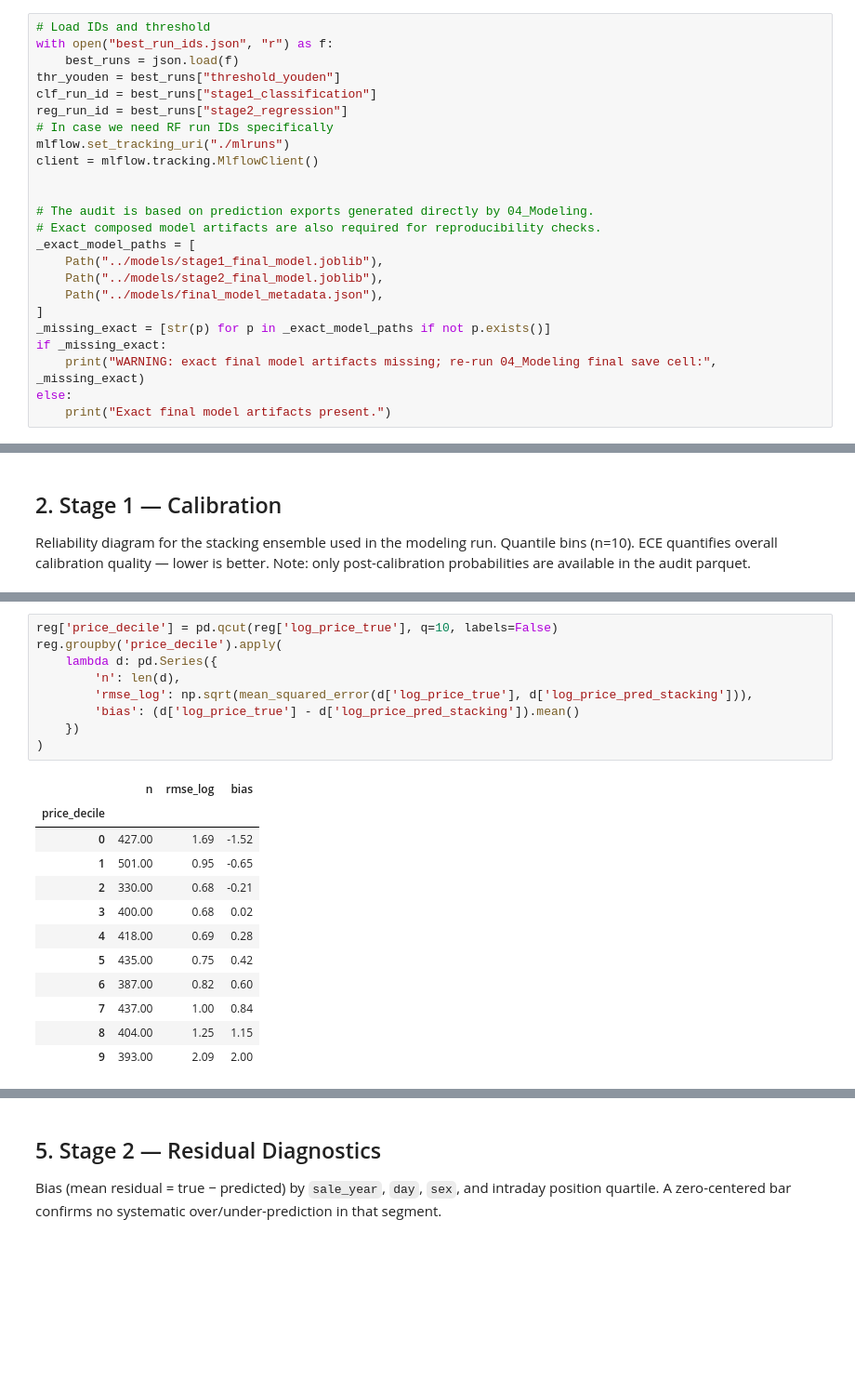
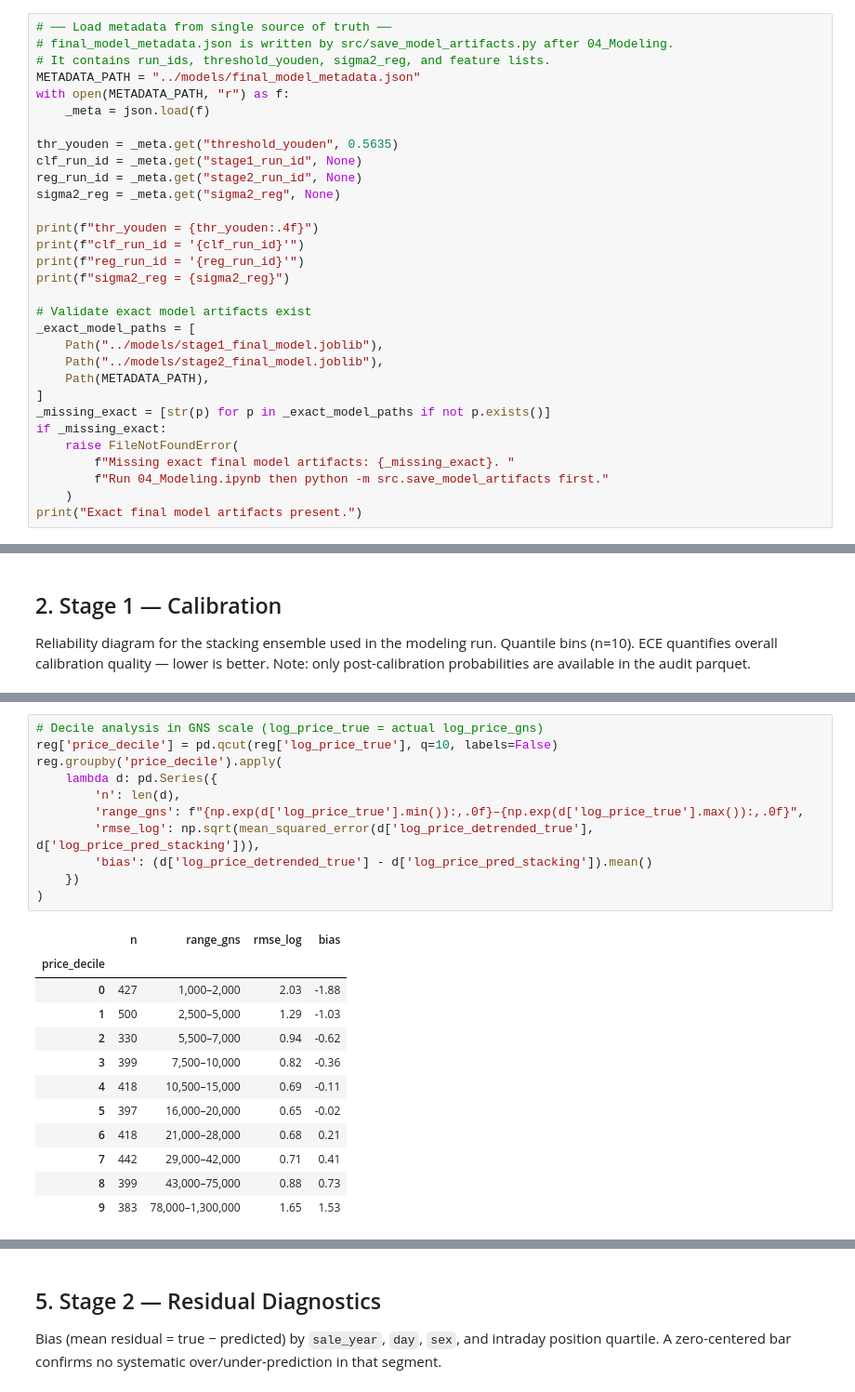
Before and after one commit to carroyo03/tfm-tattersalls, a Jupyter notebook: notebooks/05_Model_Audit.ipynb, the cells around one changed output, grey strips where cells are left out. Shown at 93% size. Saved outputs shown, nothing was run; the diff lists cells and outputs as text; blank space fills up the shorter version.

```diff
--- a/notebooks/05_Model_Audit.ipynb
+++ b/notebooks/05_Model_Audit.ipynb
@@ -62,26 +63,33 @@ The regression stage models `log_price_gns` exclusively on the subset of lots th
 While Heckman's two-step procedure or a Tobit model could statistically correct for this truncation, the practical application here takes a different approach: the goal is to estimate conditional *Fair Market Value (FMV)* assuming a willing buyer exists. The selection bias naturally weights the model towards the characteristics of transacted horses, which is aligned with estimating the price *if a sale occurs*. Therefore, the bias is documented but explicitly left without statistical correction.
 # %%
-# Load IDs and threshold
-with open("best_run_ids.json", "r") as f:
-    best_runs = json.load(f)
-thr_youden = best_runs["threshold_youden"]
-clf_run_id = best_runs["stage1_classification"]
-reg_run_id = best_runs["stage2_regression"]
-# In case we need RF run IDs specifically
-mlflow.set_tracking_uri("./mlruns")
-client = mlflow.tracking.MlflowClient()
+# ── Load metadata from single source of truth ──
+# final_model_metadata.json is written by src/save_model_artifacts.py after 04_Modeling.
+# It contains run_ids, threshold_youden, sigma2_reg, and feature lists.
+METADATA_PATH = "../models/final_model_metadata.json"
+with open(METADATA_PATH, "r") as f:
+    _meta = json.load(f)
 
+thr_youden = _meta.get("threshold_youden", 0.5635)
+clf_run_id = _meta.get("stage1_run_id", None)
+reg_run_id = _meta.get("stage2_run_id", None)
+sigma2_reg = _meta.get("sigma2_reg", None)
 
-# The audit is based on prediction exports generated directly by 04_Modeling.
-# Exact composed model artifacts are also required for reproducibility checks.
+print(f"thr_youden = {thr_youden:.4f}")
+print(f"clf_run_id = '{clf_run_id}'")
+print(f"reg_run_id = '{reg_run_id}'")
+print(f"sigma2_reg = {sigma2_reg}")
+
+# Validate exact model artifacts exist
 _exact_model_paths = [
     Path("../models/stage1_final_model.joblib"),
     Path("../models/stage2_final_model.joblib"),
-    Path("../models/final_model_metadata.json"),
+    Path(METADATA_PATH),
 ]
 _missing_exact = [str(p) for p in _exact_model_paths if not p.exists()]
 if _missing_exact:
-    print("WARNING: exact final model artifacts missing; re-run 04_Modeling final save cell:", _missing_exact)
-else:
-    print("Exact final model artifacts present.")
+    raise FileNotFoundError(
+        f"Missing exact final model artifacts: {_missing_exact}. "
+        f"Run 04_Modeling.ipynb then python -m src.save_model_artifacts first."
+    )
+print("Exact final model artifacts present.")
 # %% [output]
@@ -314,23 +374,25 @@ plt.show()
 # %%
+# Decile analysis in GNS scale (log_price_true = actual log_price_gns)
 reg['price_decile'] = pd.qcut(reg['log_price_true'], q=10, labels=False)
 reg.groupby('price_decile').apply(
     lambda d: pd.Series({
         'n': len(d),
-        'rmse_log': np.sqrt(mean_squared_error(d['log_price_true'], d['log_price_pred_stacking'])),
-        'bias': (d['log_price_true'] - d['log_price_pred_stacking']).mean()
+        'range_gns': f"{np.exp(d['log_price_true'].min()):,.0f}–{np.exp(d['log_price_true'].max()):,.0f}",
+        'rmse_log': np.sqrt(mean_squared_error(d['log_price_detrended_true'], d['log_price_pred_stacking'])),
+        'bias': (d['log_price_detrended_true'] - d['log_price_pred_stacking']).mean()
     })
 )
 # %% [output]
-|  | n | rmse_log | bias |
-| price_decile |  |  |  |
-| 0 | 427.00 | 1.69 | -1.52 |
-| 1 | 501.00 | 0.95 | -0.65 |
-| 2 | 330.00 | 0.68 | -0.21 |
-| 3 | 400.00 | 0.68 | 0.02 |
-| 4 | 418.00 | 0.69 | 0.28 |
-| 5 | 435.00 | 0.75 | 0.42 |
-| 6 | 387.00 | 0.82 | 0.60 |
-| 7 | 437.00 | 1.00 | 0.84 |
-| 8 | 404.00 | 1.25 | 1.15 |
-| 9 | 393.00 | 2.09 | 2.00 |
+|  | n | range_gns | rmse_log | bias |
+| price_decile |  |  |  |  |
+| 0 | 427 | 1,000–2,000 | 2.03 | -1.88 |
+| 1 | 500 | 2,500–5,000 | 1.29 | -1.03 |
+| 2 | 330 | 5,500–7,000 | 0.94 | -0.62 |
+| 3 | 399 | 7,500–10,000 | 0.82 | -0.36 |
+| 4 | 418 | 10,500–15,000 | 0.69 | -0.11 |
+| 5 | 397 | 16,000–20,000 | 0.65 | -0.02 |
+| 6 | 418 | 21,000–28,000 | 0.68 | 0.21 |
+| 7 | 442 | 29,000–42,000 | 0.71 | 0.41 |
+| 8 | 399 | 43,000–75,000 | 0.88 | 0.73 |
+| 9 | 383 | 78,000–1,300,000 | 1.65 | 1.53 |
 # %%
```
Also changed, not shown: parts of 24 cells of this notebook, 15 other files.
